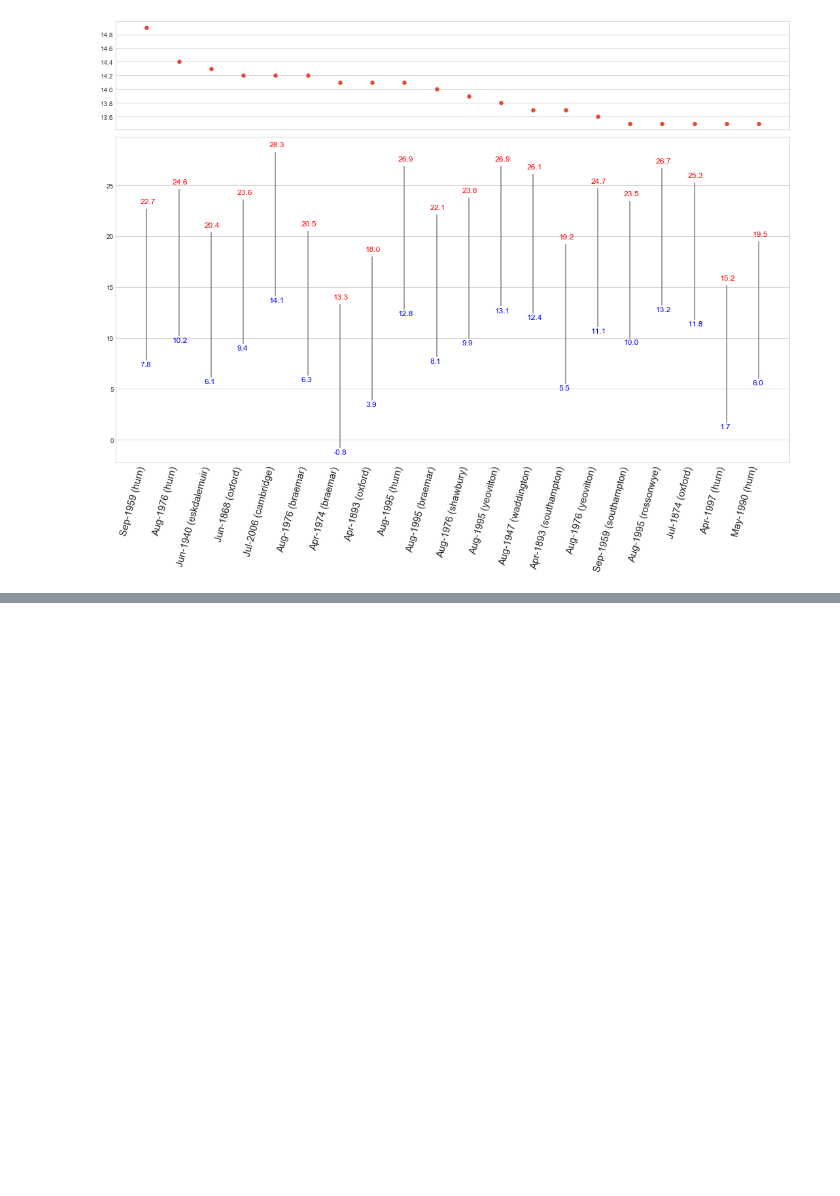
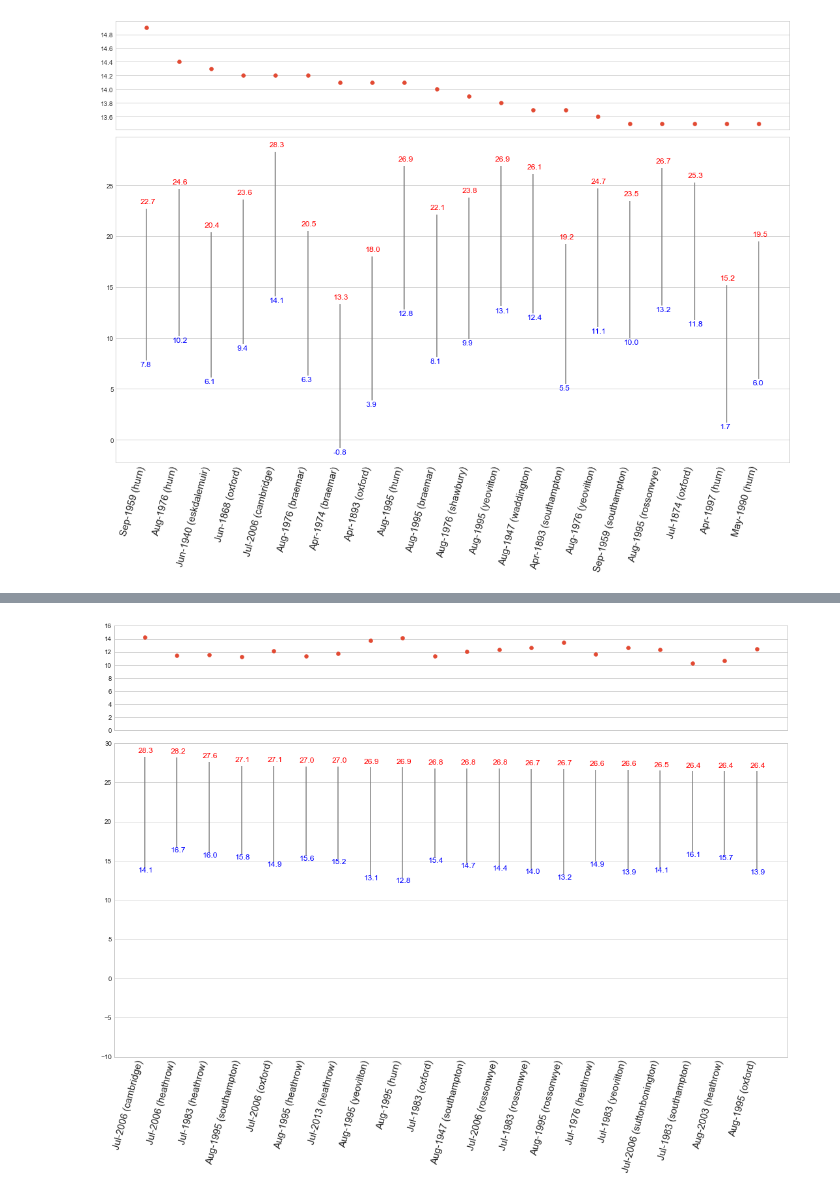
Before and after one commit to DanielJohnBenton/historic-monthly-meteorological-station-data, a Jupyter notebook: src/notes.ipynb, the cells around one changed output, grey strips where cells are left out. Saved outputs shown, nothing was run; the diff lists cells and outputs as text; code cells hidden in the pictures; blank space fills up the shorter version.

```diff
--- a/src/notes.ipynb
+++ b/src/notes.ipynb
@@ -213,0 +217,4 @@ plot_temp_ranges(leastVaried)
+# %%
+plot_temp_ranges(highest)
+# %% [output]
+[figure, added]
```
Also changed, not shown: parts of 4 cells of this notebook.
